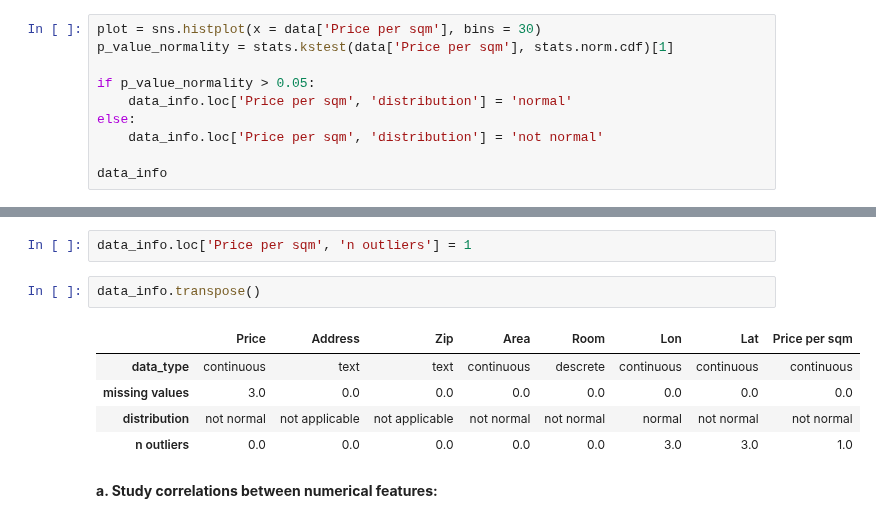
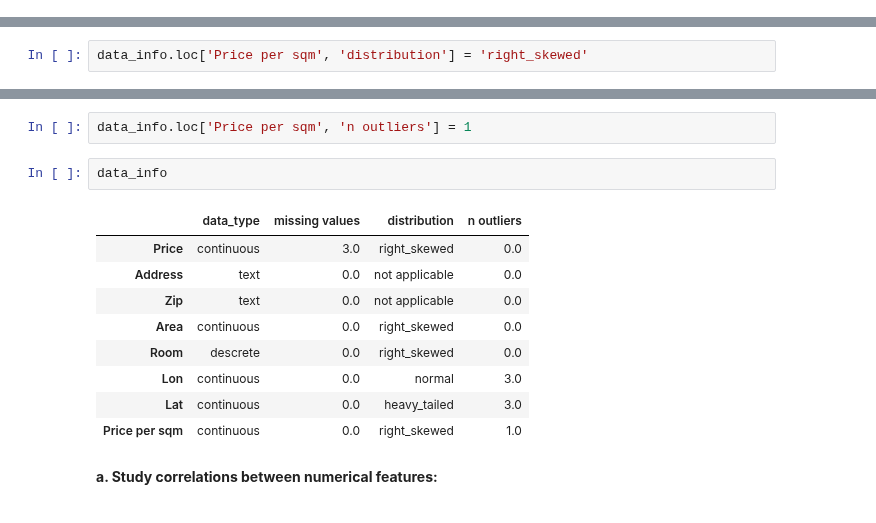
Before and after one commit to nadiia-duiunova/House_price, a Jupyter notebook: Stat inference.ipynb, the cells around one changed output, grey strips where cells are left out. Cells and saved outputs as stored; diff of their text form.

```diff
--- a/Stat inference.ipynb
+++ b/Stat inference.ipynb
@@ -203,10 +195,0 @@ data_info.loc['Price per sqm', 'missing values'] = 0
-# %%
-plot = sns.histplot(x = data['Price per sqm'], bins = 30)
-p_value_normality = stats.kstest(data['Price per sqm'], stats.norm.cdf)[1]
-
-if p_value_normality > 0.05:
-    data_info.loc['Price per sqm', 'distribution'] = 'normal'
-else:
-    data_info.loc['Price per sqm', 'distribution'] = 'not normal'
-
-data_info
@@ -246,0 +203,2 @@ outliers
+# %%
+data_info.loc['Price per sqm', 'distribution'] = 'right_skewed'
@@ -249,13 +223,17 @@ The biggest outlier is a house, located on a Dam square, which is the most famou
 # %%
 data_info.loc['Price per sqm', 'n outliers'] = 1
 # %%
-data_info.transpose()
+data_info
 # %% [output]
-|  | Price | Address | Zip | Area | Room | Lon | Lat | Price per sqm |
-| data_type | continuous | text | text | continuous | descrete | continuous | continuous | continuous |
-| missing values | 3.0 | 0.0 | 0.0 | 0.0 | 0.0 | 0.0 | 0.0 | 0.0 |
-| distribution | not normal | not applicable | not applicable | not normal | not normal | normal | not normal | not normal |
-| n outliers | 0.0 | 0.0 | 0.0 | 0.0 | 0.0 | 3.0 | 3.0 | 1.0 |
+|  | data_type | missing values | distribution | n outliers |
+| Price | continuous | 3.0 | right_skewed | 0.0 |
+| Address | text | 0.0 | not applicable | 0.0 |
+| Zip | text | 0.0 | not applicable | 0.0 |
+| Area | continuous | 0.0 | right_skewed | 0.0 |
+| Room | descrete | 0.0 | right_skewed | 0.0 |
+| Lon | continuous | 0.0 | normal | 3.0 |
+| Lat | continuous | 0.0 | heavy_tailed | 3.0 |
+| Price per sqm | continuous | 0.0 | right_skewed | 1.0 |
 # %% [markdown]
 **a. Study correlations between numerical features:**
 # %% [markdown]
```
Also changed, not shown: parts of 24 cells of this notebook.
